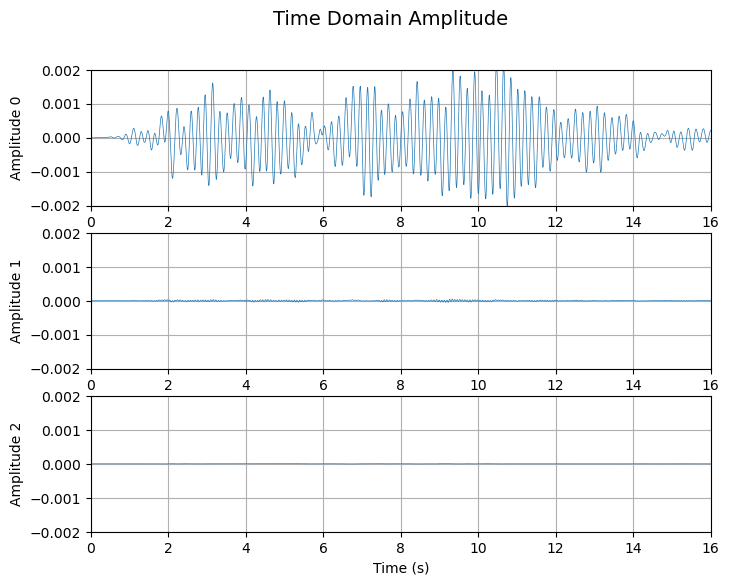
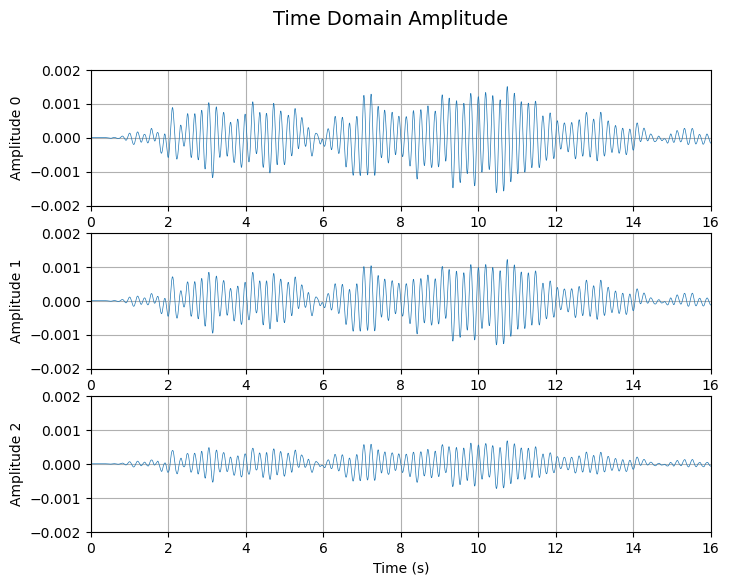
Unified diff of the notebook cell whose output changed from the first chart to the second:
--- before
+++ after
@@ -6,6 +6,6 @@
 utot = MRPy(np.dot(Phi3, uk), fs=uk.fs)    # nodal solution
 
-f4   =   uk.plot_time(4, figsize=(8,6), axis_t=[0, utot.Td/2, -0.002, 0.002])
-#f5   = utot.plot_time(4, figsize=(8,6), axis_t=[0, utot.Td/2, -0.002, 0.002])
+#f4   =   uk.plot_time(4, figsize=(8,6), axis_t=[0, utot.Td/2, -0.002, 0.002])
+f5   = utot.plot_time(4, figsize=(8,6), axis_t=[0, utot.Td/2, -0.002, 0.002])
 
 upk  = utot.max(axis=1)

Commit: In classroom